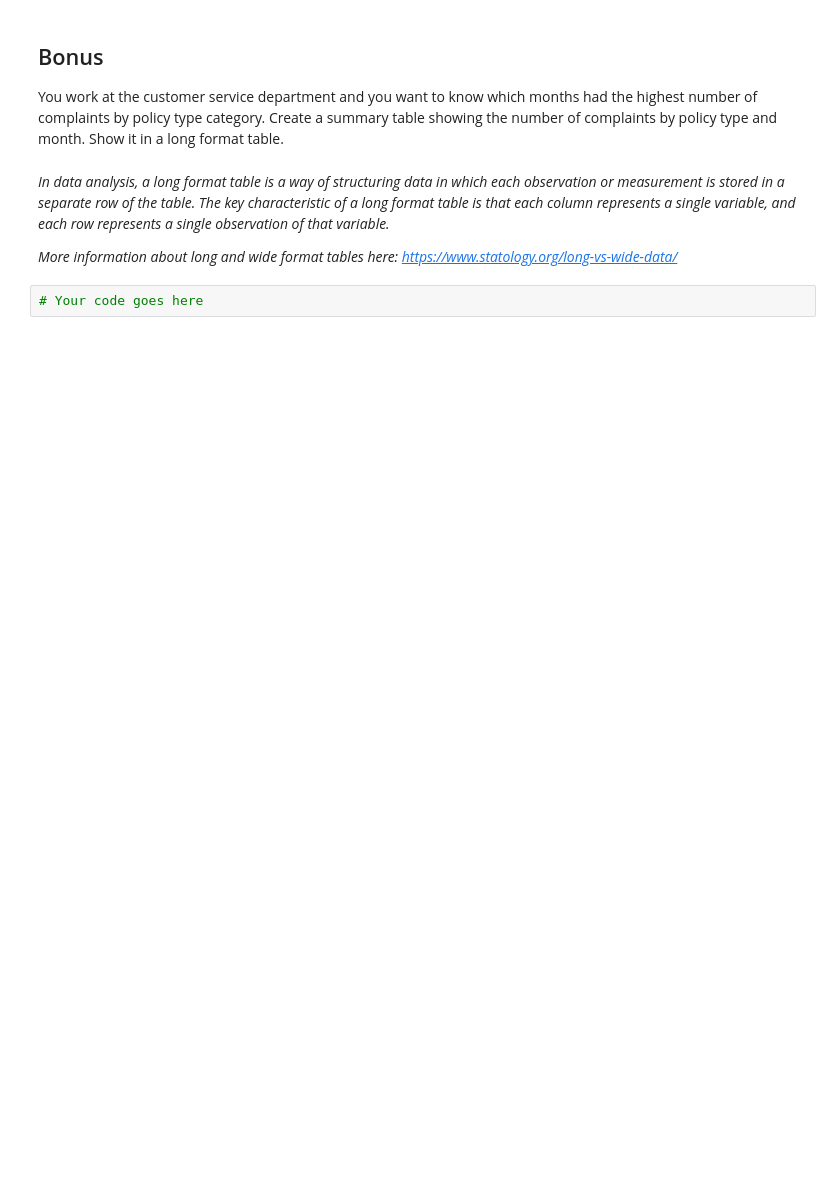
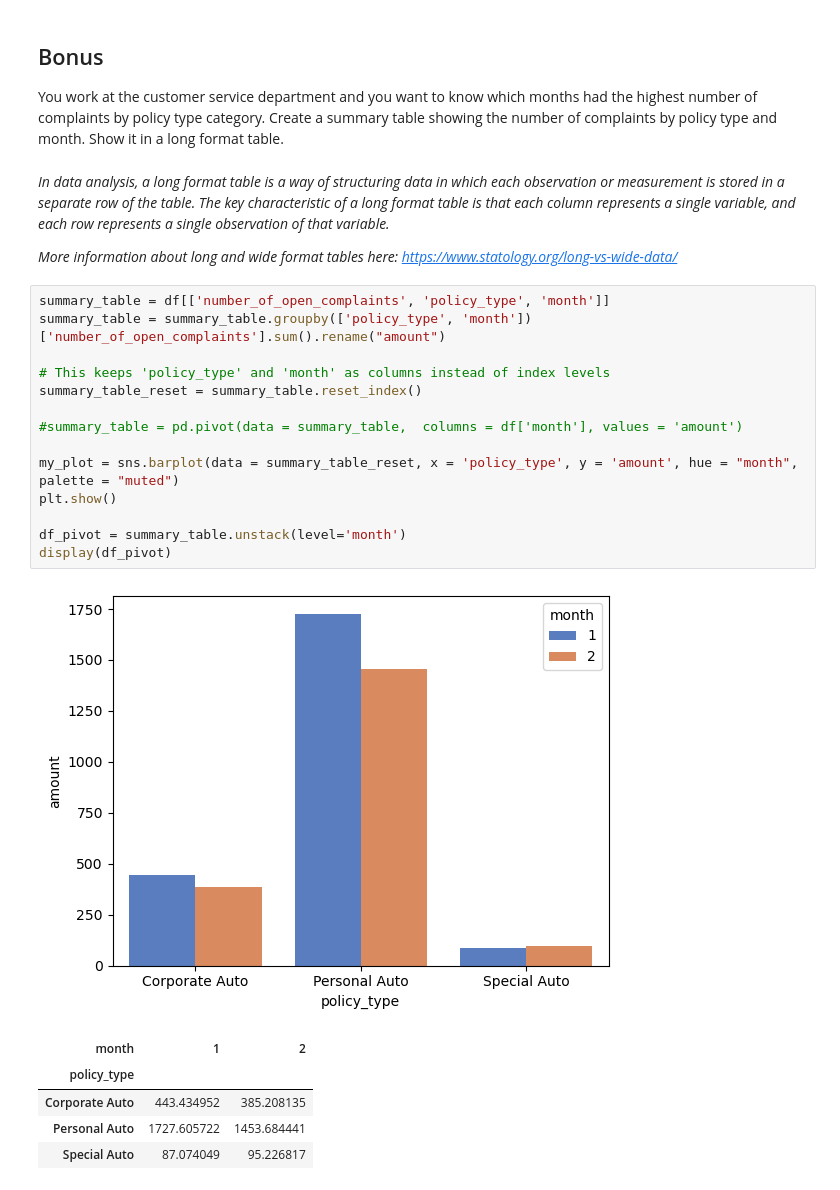
Before and after one commit to data-bootcamp-v4/lab-dw-data-structuring-and-combining, a Jupyter notebook: lab-dw-data-structuring-and-combining.ipynb, the cells around one changed output. Saved outputs shown, nothing was run; the diff lists cells and outputs as text; blank space fills up the shorter version.

```diff
--- a/lab-dw-data-structuring-and-combining.ipynb
+++ b/lab-dw-data-structuring-and-combining.ipynb
@@ -276,4 +284,23 @@ Show it in a long format table.
 
 *More information about long and wide format tables here: https://www.statology.org/long-vs-wide-data/*
 # %%
-# Your code goes here
+summary_table = df[['number_of_open_complaints', 'policy_type', 'month']]
+summary_table = summary_table.groupby(['policy_type', 'month'])['number_of_open_complaints'].sum().rename("amount")
+
+# This keeps 'policy_type' and 'month' as columns instead of index levels
+summary_table_reset = summary_table.reset_index()
+
+#summary_table = pd.pivot(data = summary_table,  columns = df['month'], values = 'amount')
+
+my_plot = sns.barplot(data = summary_table_reset, x = 'policy_type', y = 'amount', hue = "month", palette = "muted")
+plt.show()
+
+df_pivot = summary_table.unstack(level='month')
+display(df_pivot)
+# %% [output]
+[figure, added]
+| month | 1 | 2 |
+| policy_type |  |  |
+| Corporate Auto | 443.434952 | 385.208135 |
+| Personal Auto | 1727.605722 | 1453.684441 |
+| Special Auto | 87.074049 | 95.226817 |
```
Also changed, not shown: parts of 9 cells of this notebook.
